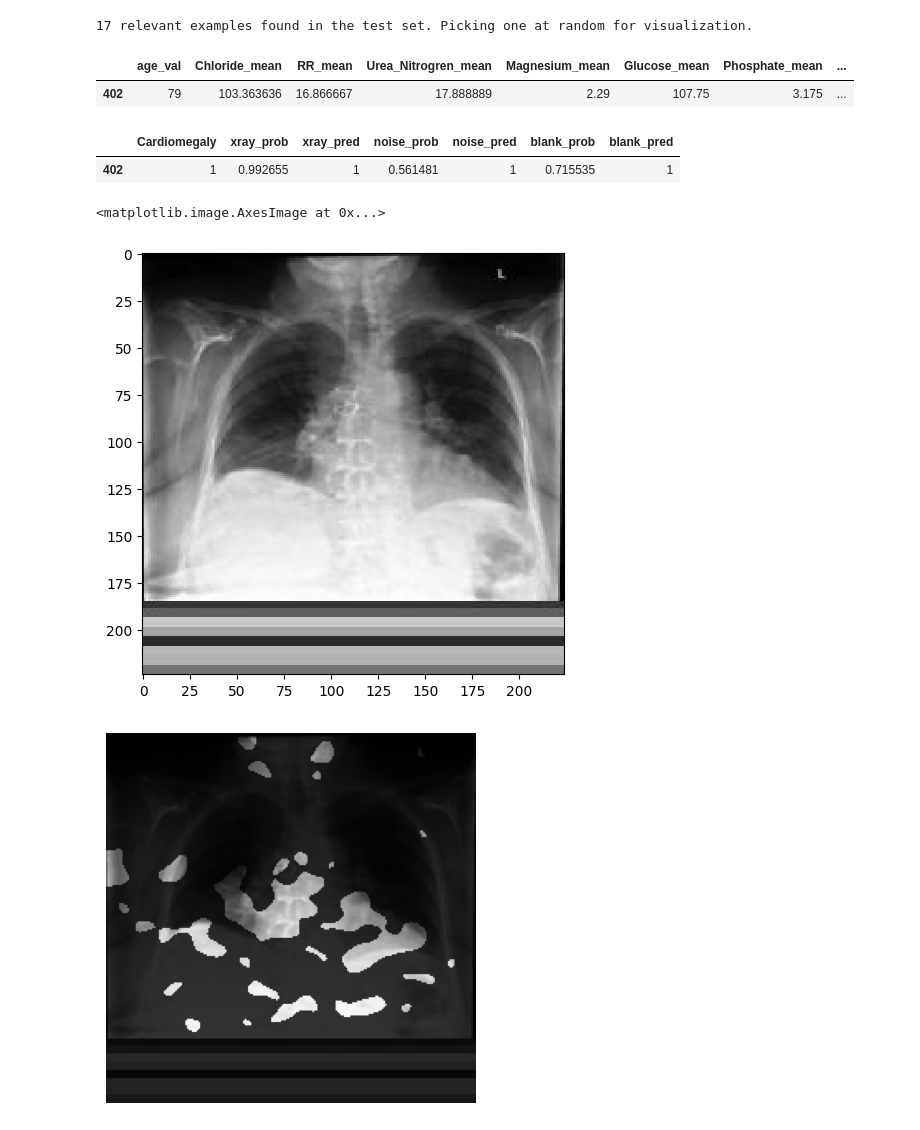
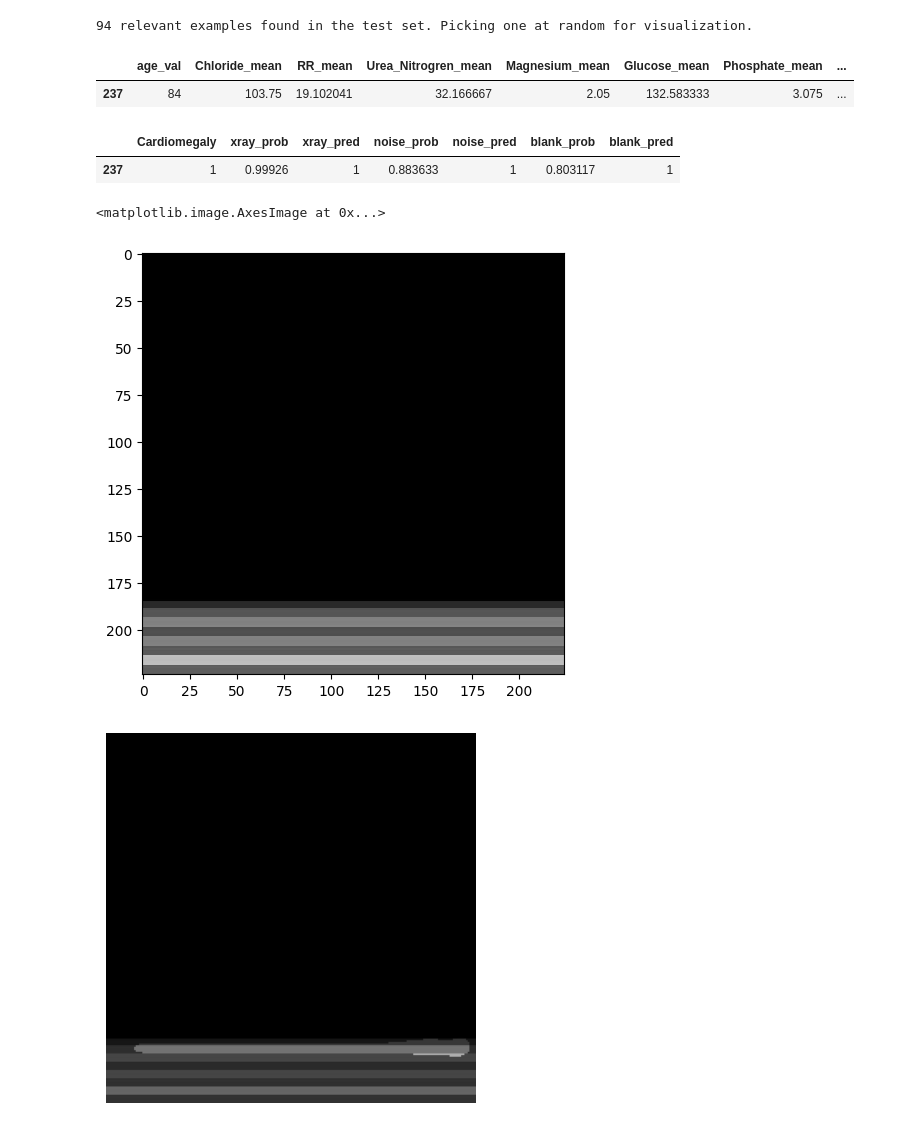
Before and after one commit to singlaayush/barttender, a Jupyter notebook: visualization.ipynb, the cells around one changed output. Cells and saved outputs as stored; diff of their text form; code cells hidden in the pictures.

```diff
--- a/visualization.ipynb
+++ b/visualization.ipynb
@@ -26,12 +26,12 @@ def get_bartending_filenames(stats_df, areas=significant_variables_areas):
         bar_has_attention.update(non_zero_filenames_for_area)
     return bar_has_attention
 # %%
-image_type = 'xray'
+image_type = 'blank'
 age = 80
-gender = 'F'
-race = 'White'
+gender = None
+race = None
 disease = 1
-seed = 43
+seed = 42
 bartends_saliency = False
 bartends_ig = True
 # %%
@@ -93,17 +93,17 @@ else:
     path_preproc       = df['path_preproc'].values[0]
     path_ig_mask       = df['path_ig_mask'].values[0]
 # %% [output]
-17 relevant examples found in the test set. Picking one at random for visualization.
+94 relevant examples found in the test set. Picking one at random for visualization.
 # %%
 df[significant_variables]
 # %% [output]
 |  | age_val | Chloride_mean | RR_mean | Urea_Nitrogren_mean | Magnesium_mean | Glucose_mean | Phosphate_mean | ... |
-| 402 | 79 | 103.363636 | 16.866667 | 17.888889 | 2.29 | 107.75 | 3.175 | ... |
+| 237 | 84 | 103.75 | 19.102041 | 32.166667 | 2.05 | 132.583333 | 3.075 | ... |
 # %%
 df[['Cardiomegaly', 'xray_prob', 'xray_pred', 'noise_prob', 'noise_pred', 'blank_prob', 'blank_pred']]
 # %% [output]
 |  | Cardiomegaly | xray_prob | xray_pred | noise_prob | noise_pred | blank_prob | blank_pred |
-| 402 | 1 | 0.992655 | 1 | 0.561481 | 1 | 0.715535 | 1 |
+| 237 | 1 | 0.99926 | 1 | 0.883633 | 1 | 0.803117 | 1 |
 # %%
 img_np = imread(path_preproc)
 x_pp = torch.from_numpy(img_np.astype(np.float32))
@@ -112,9 +112,9 @@ x_np = x_pp.numpy()
 imshow(img_np)
 # %% [output]
 <matplotlib.image.AxesImage at 0x...>
-[figure, old version]
+[figure, new version]
 # %%
 attrs_input_saliency = np.expand_dims(np.load(path_saliency_mask), axis=0)
-masked_image_saliency = MaskVisualizer(blur=5, threshold=0.9, masked_opacity=0.2)(attrs_input_saliency, x_np)
+masked_image_saliency = MaskVisualizer(blur=5, threshold=0.9, masked_opacity=0.4)(attrs_input_saliency, x_np)
 # %% [output]
-[figure, old version]
+[figure, new version]
```
Also changed, not shown: parts of 8 cells of this notebook, 4 other files.
